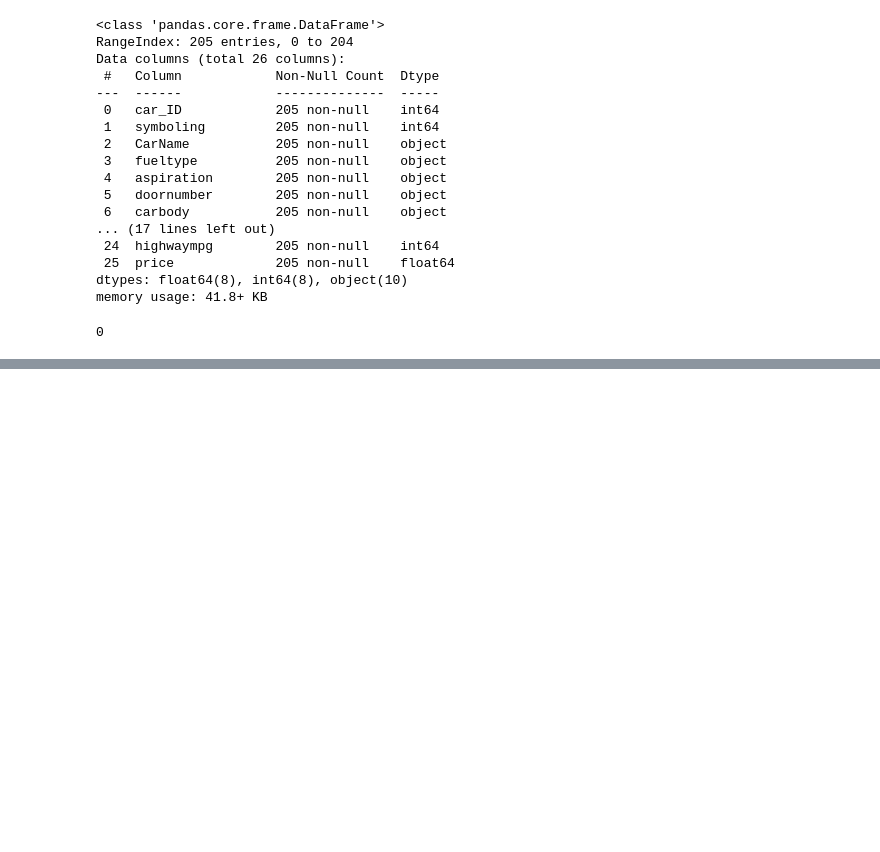
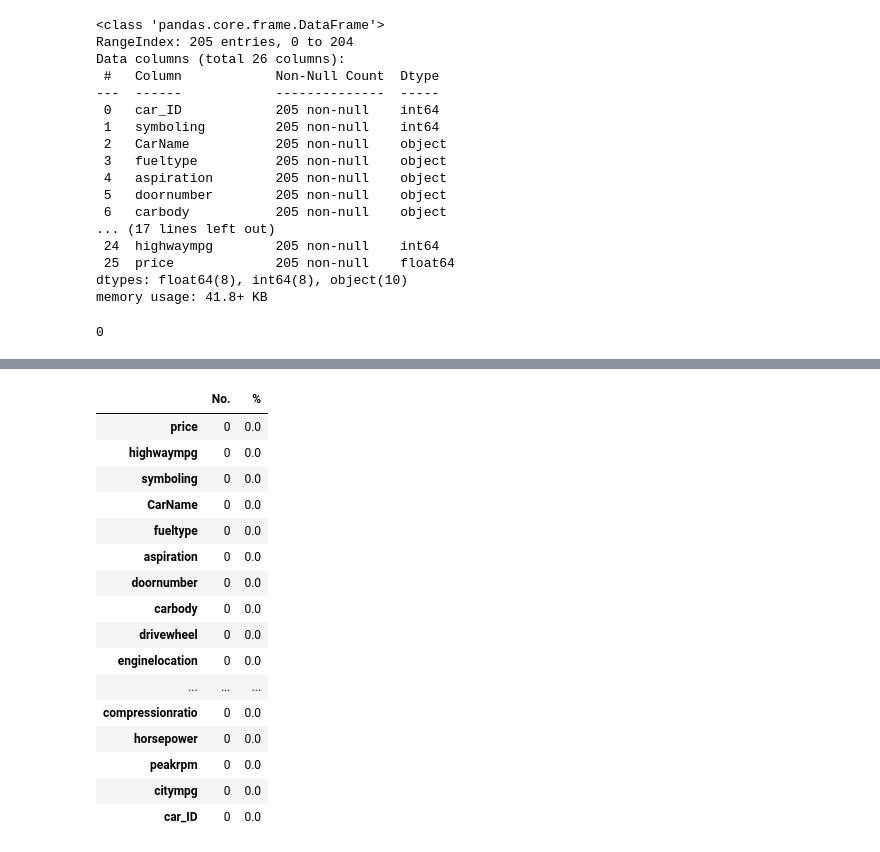
Before and after one commit to afzal34sl/Data-Science, a Jupyter notebook: StatsModel_CarPrice_Assignment.ipynb, the cells around one changed output, grey strips where cells are left out. Saved outputs shown, nothing was run; the diff lists cells and outputs as text; code cells hidden in the pictures; blank space fills up the shorter version.

```diff
--- a/StatsModel_CarPrice_Assignment.ipynb
+++ b/StatsModel_CarPrice_Assignment.ipynb
@@ -53,0 +74,23 @@ df.duplicated().sum()
+# %%
+missing_number = df.isnull().sum().sort_values(ascending=False)
+missing_percent = (df.isnull().sum()/df.isnull().count()).sort_values(ascending=False)
+missing = pd.concat([missing_number, missing_percent], axis=1, keys=["No.","%"])
+missing
+# %% [output]
+|  | No. | % |
+| price | 0 | 0.0 |
+| highwaympg | 0 | 0.0 |
+| symboling | 0 | 0.0 |
+| CarName | 0 | 0.0 |
+| fueltype | 0 | 0.0 |
+| aspiration | 0 | 0.0 |
+| doornumber | 0 | 0.0 |
+| carbody | 0 | 0.0 |
+| drivewheel | 0 | 0.0 |
+| enginelocation | 0 | 0.0 |
+| ... | ... | ... |
+| compressionratio | 0 | 0.0 |
+| horsepower | 0 | 0.0 |
+| peakrpm | 0 | 0.0 |
+| citympg | 0 | 0.0 |
+| car_ID | 0 | 0.0 |
```
Also changed, not shown: parts of 15 cells of this notebook.
